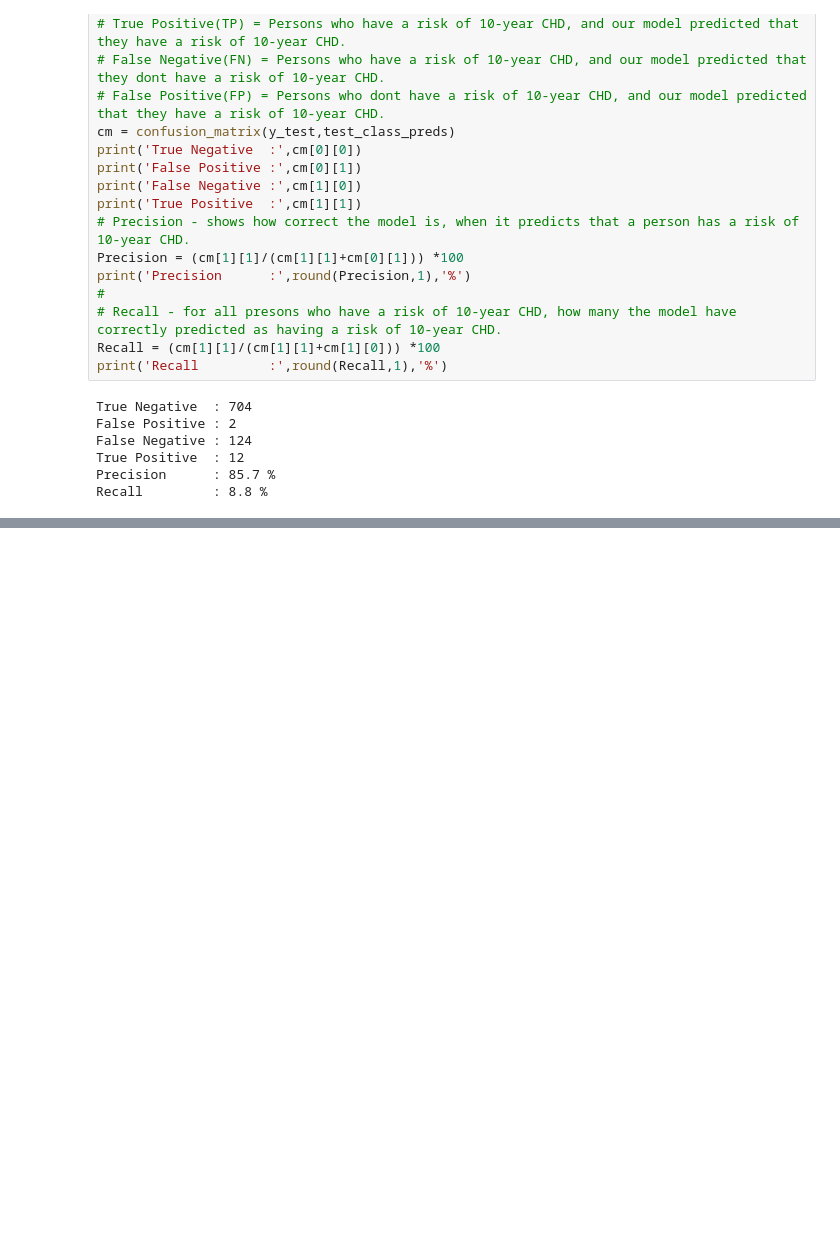
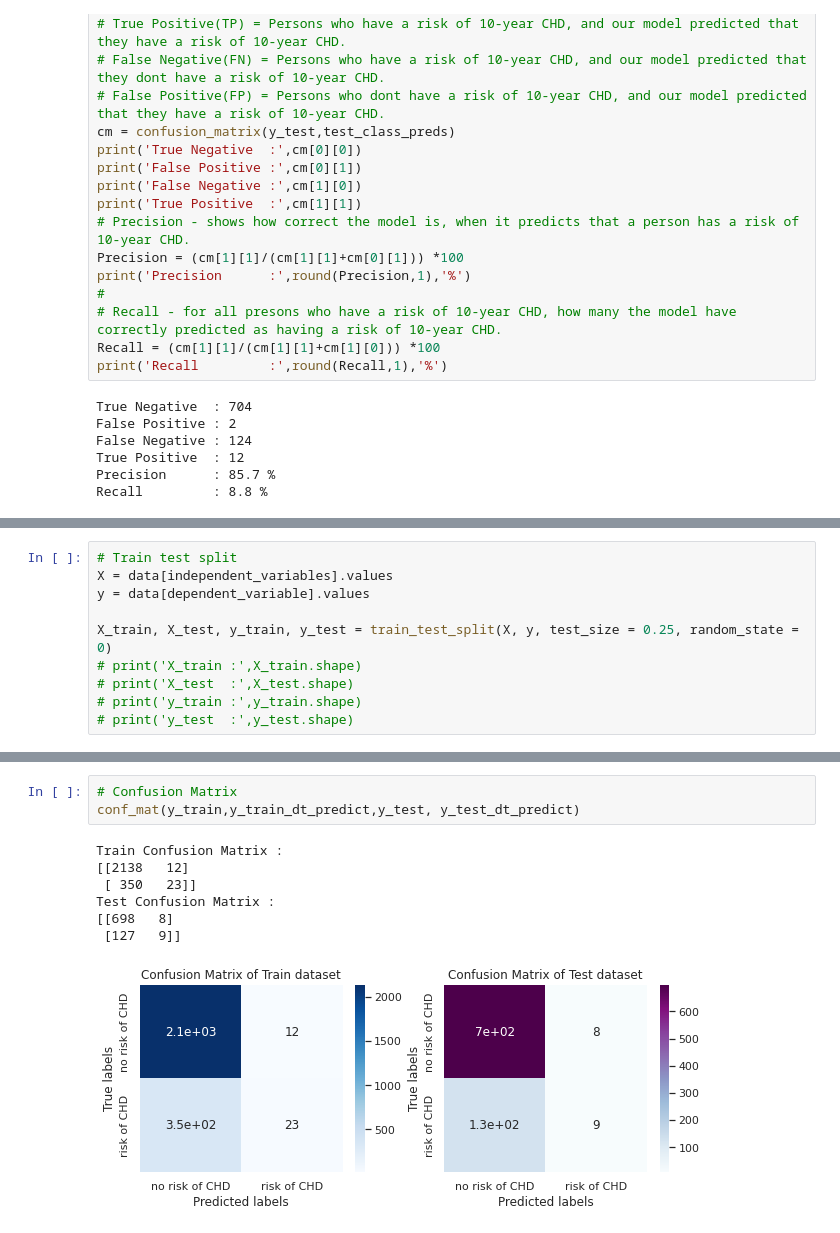
Before and after one commit to Sriharish19/SH-Supervised-ML-Cardiovascular-Risk-Prediction, a Jupyter notebook: SH_Supervised_ML_Classification_Cardiovascular_Risk_Prediction.ipynb, the cells around one changed output, grey strips where cells are left out. Cells and saved outputs as stored; diff of their text form; blank space fills up the shorter version.

```diff
--- a/SH_Supervised_ML_Classification_Cardiovascular_Risk_Prediction.ipynb
+++ b/SH_Supervised_ML_Classification_Cardiovascular_Risk_Prediction.ipynb
@@ -621,0 +703,10 @@ Recall         : 8.8 %
+# %%
+# Train test split
+X = data[independent_variables].values
+y = data[dependent_variable].values
+
+X_train, X_test, y_train, y_test = train_test_split(X, y, test_size = 0.25, random_state = 0)
+# print('X_train :',X_train.shape)
+# print('X_test  :',X_test.shape)
+# print('y_train :',y_train.shape)
+# print('y_test  :',y_test.shape)
@@ -621,0 +758,11 @@ Recall         : 8.8 %
+# %%
+# Confusion Matrix
+conf_mat(y_train,y_train_dt_predict,y_test, y_test_dt_predict)
+# %% [output]
+Train Confusion Matrix :
+[[2138   12]
+ [ 350   23]]
+Test Confusion Matrix :
+[[698   8]
+ [127   9]]
+[figure, added]
```
Also changed, not shown: parts of 65 cells of this notebook.
